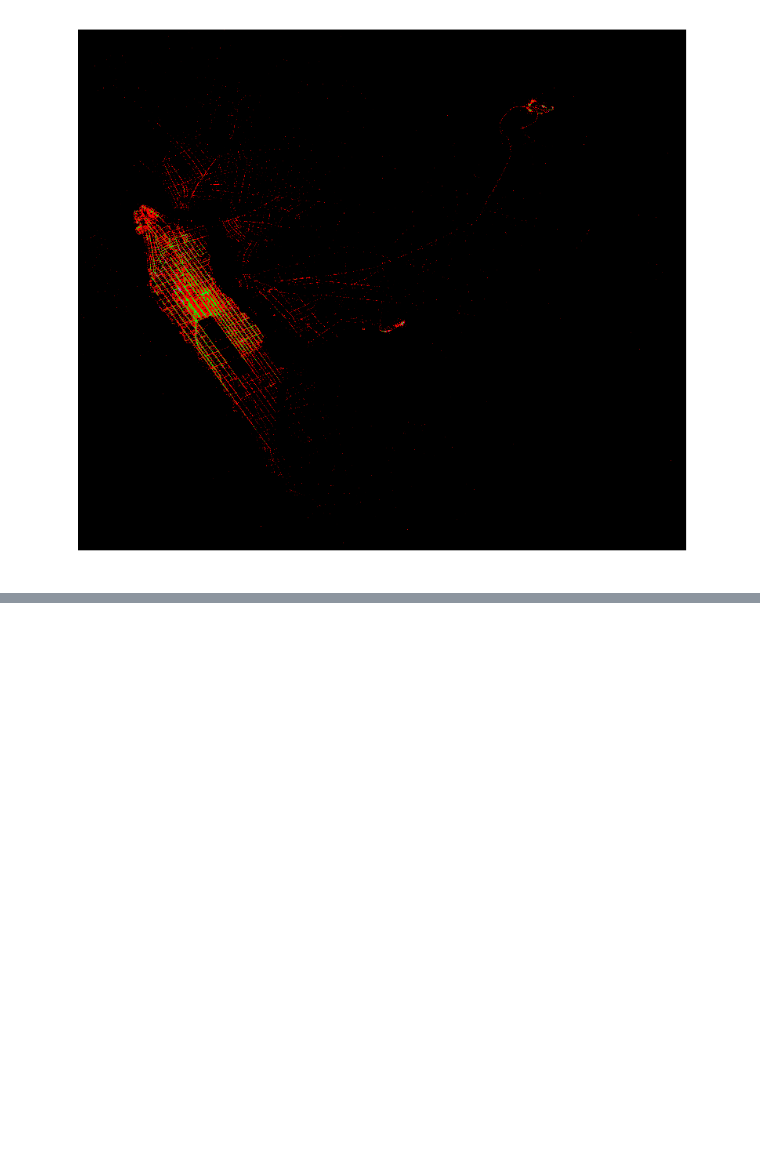
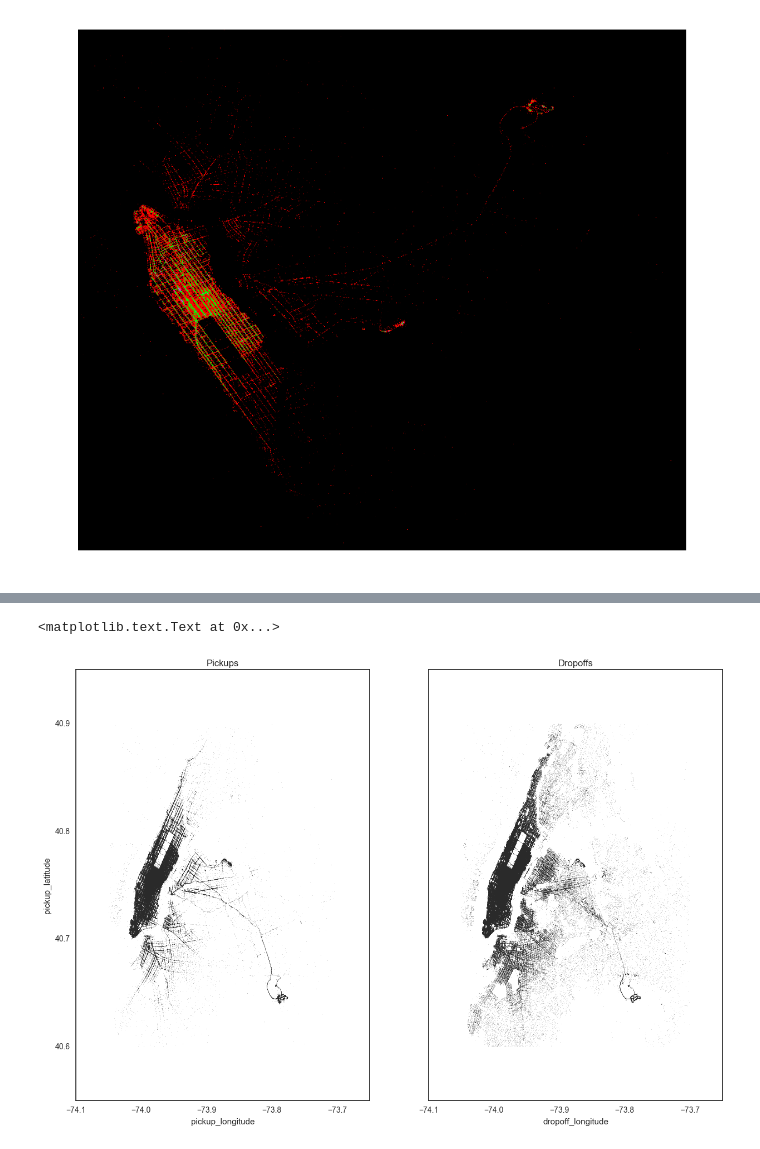
Before and after one commit to gadren/gadre_ninad_spring2018_BDSIA, a Jupyter notebook: Final_project/Scripts/Data Cleaning.ipynb, the cells around one changed output, grey strips where cells are left out. Saved outputs shown, nothing was run; the diff lists cells and outputs as text; code cells hidden in the pictures; blank space fills up the shorter version.

```diff
--- a/Final_project/Scripts/Data Cleaning.ipynb
+++ b/Final_project/Scripts/Data Cleaning.ipynb
@@ -368,3 +367,5 @@ ax.imshow(rgb, cmap = 'hot')
 ax.set_axis_off()
 # %% [output]
 [figure]
+# %%
+location_df = df_new[['pickup_longitude','pickup_latitude','dropoff_longitude','dropoff_latitude']]
@@ -370,0 +381,17 @@ ax.set_axis_off()
+# %%
+f, (ax1, ax2) = plt.subplots(1, 2, sharey=True,figsize=(15,10))
+
+location_df.plot(kind='scatter', x='pickup_longitude', y='pickup_latitude',
+                color='white',
+                s=.02, alpha=.6, subplots=True, ax=ax1)
+ax1.set_title("Pickups")
+#ax1.set_facecolor('black')
+
+location_df.plot(kind='scatter', x='dropoff_longitude', y='dropoff_latitude',
+                color='white',
+                s=.02, alpha=.6, subplots=True, ax=ax2)
+ax2.set_title("Dropoffs")
+#ax2.set_facecolor('black')
+# %% [output]
+<matplotlib.text.Text at 0x...>
+[figure, added]
```
Also changed, not shown: parts of 8 cells of this notebook.
